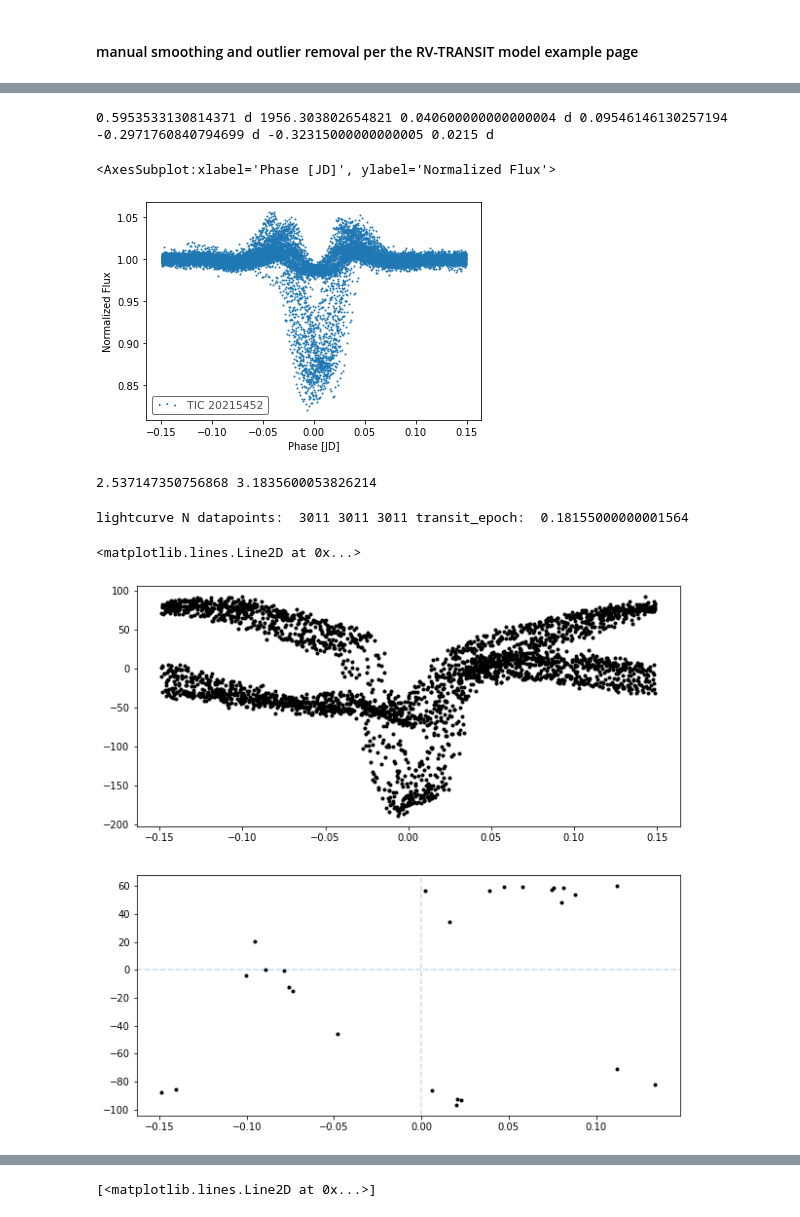
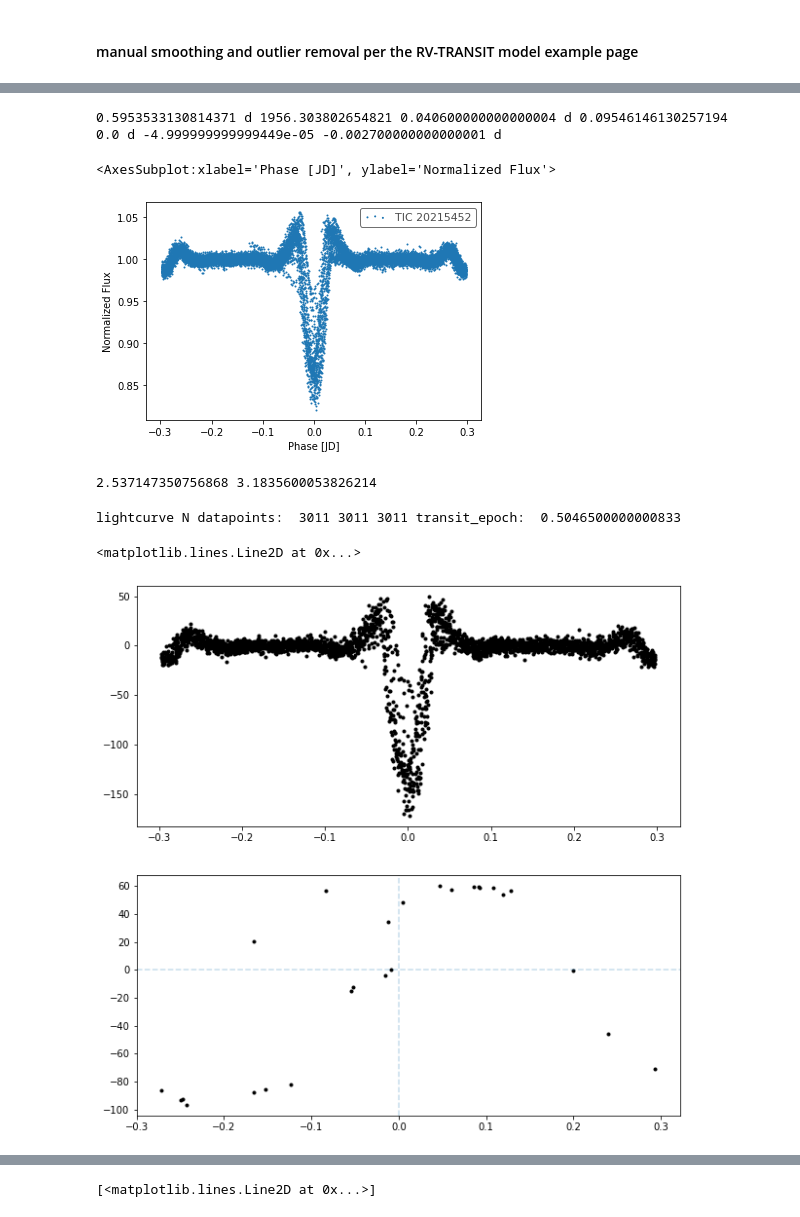
Before and after one commit to kjaehnig/GAT_SEBs, a Jupyter notebook: Joint RV - Lightcurve pymc3 model.ipynb, the cells around one changed output, grey strips where cells are left out. Saved outputs shown, nothing was run; the diff lists cells and outputs as text; code cells hidden in the pictures.

```diff
--- a/Joint RV - Lightcurve pymc3 model.ipynb
+++ b/Joint RV - Lightcurve pymc3 model.ipynb
@@ -114,7 +114,7 @@ target_lk = lk.search_lightcurve(target_tic,
              )
 print(target_lk)
 unpro_lks = target_lk.download_all(quality_bitmask='hardest')
-lks = unpro_lks[0].remove_nans().normalize()
+lks = unpro_lks[0].remove_nans().normalize().flatten()
 # %% [output]
 WARNING: dropping mask in Quantity column 'flux': masked Quantity not supported [astropy.table.table]
 WARNING:astroquery:dropping mask in Quantity column 'flux': masked Quantity not supported
@@ -230,9 +230,9 @@ fig,ax = plt.subplots(nrows=1)
 lks2.fold(period=star1_per, epoch_time=star1_t0).scatter(ax=ax)
 # %% [output]
 0.5953533130814371 d 1956.303802654821 0.040600000000000004 d 0.09546146130257194
--0.2971760840794699 d -0.32315000000000005 0.0215 d
+0.0 d -4.999999999999449e-05 -0.002700000000000001 d
 <AxesSubplot:xlabel='Phase [JD]', ylabel='Normalized Flux'>
-[figure, old version]
+[figure, new version]
 # %%
 primary_phase = lks2.time.value[np.argmin(lks2.flux.value)]%star1_per.value
 secondary_phase = star2_lks.time.value[np.argmin(star2_lks.flux.value)]%star2_per.value
@@ -288,36 +288,37 @@ def run_with_sparse_data(x,y,yerr, use_sparse_data=False):
 x,y,yerr = run_with_sparse_data(x,y,yerr,True)
 print('lightcurve N datapoints: ',len(x),len(y),len(yerr), 'transit_epoch: ',bls_t0)
 
 period_2stars = [star1_per.value, star2_per.value]
 t0_2stars = [star1_t0.value - x_lk_ref, star2_t0.value - x_lk_ref]
 depth_2stars = [star1_depth.value, star2_depth.value]
 
 x = np.ascontiguousarray(x, dtype=np.float64)
 y = np.ascontiguousarray(y, dtype=np.float64)
 yerr = np.ascontiguousarray(yerr, dtype=np.float64)
 
 
 x_rv = np.ascontiguousarray(x_rv, dtype=np.float64)
 y_rv = np.ascontiguousarray(y_rv, dtype=np.float64)
 yerr_rv = np.ascontiguousarray(yerr_rv, dtype=np.float64)
 
 lit_period = star1_per.value
 lit_t0 = star1_t0.value - x_lk_ref
 fig,axes = plt.subplots(nrows=2, figsize=(10,10))
 
 axes[0].plot(
     ((x - lit_t0 + 0.5 * lit_period) % lit_period) - 0.5 * lit_period, y, ".k"
 )
+# x_rv += 2457000 + x_lk_ref
 axes[1].plot(
-    ((x_rv - lit_t0 + 0.5 * lit_period) % lit_period) - 0.5 * lit_period, y_rv, ".k")
+    ((x_rv - star1_t0.tcb.jd + 0.5 * lit_period) % lit_period) - 0.5 * lit_period, y_rv, ".k")
 
 np.all(x_rv[1:] - x_rv[:-1] > 0.0)
 axes[1].axvline(0.0,ls='--',alpha=0.25)
 axes[1].axhline(0.0,ls='--',alpha=0.25)
 # %% [output]
-lightcurve N datapoints:  3011 3011 3011 transit_epoch:  0.18155000000001564
+lightcurve N datapoints:  3011 3011 3011 transit_epoch:  0.5046500000000833
 <matplotlib.lines.Line2D at 0x...>
-[figure, old version]
+[figure, new version]
 # %%
 alpha_params = np.linspace(0.1,2.0,10)
 beta_params = np.linspace(1.0,20.0,10)
```
Also changed, not shown: parts of 4 cells of this notebook, 1 other file.
